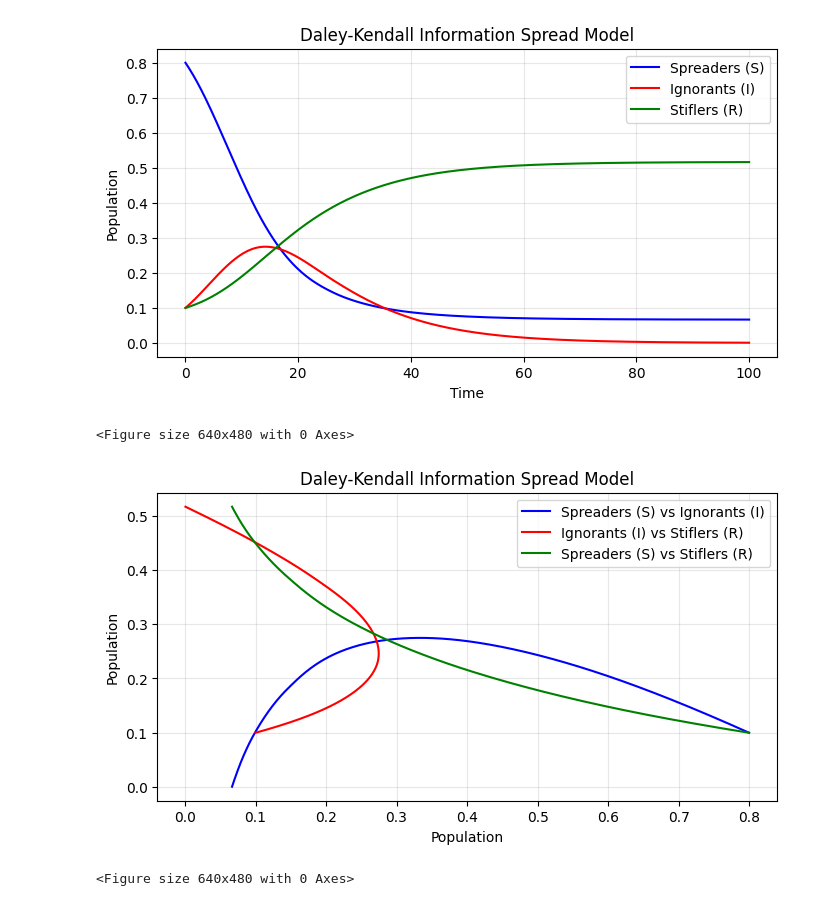
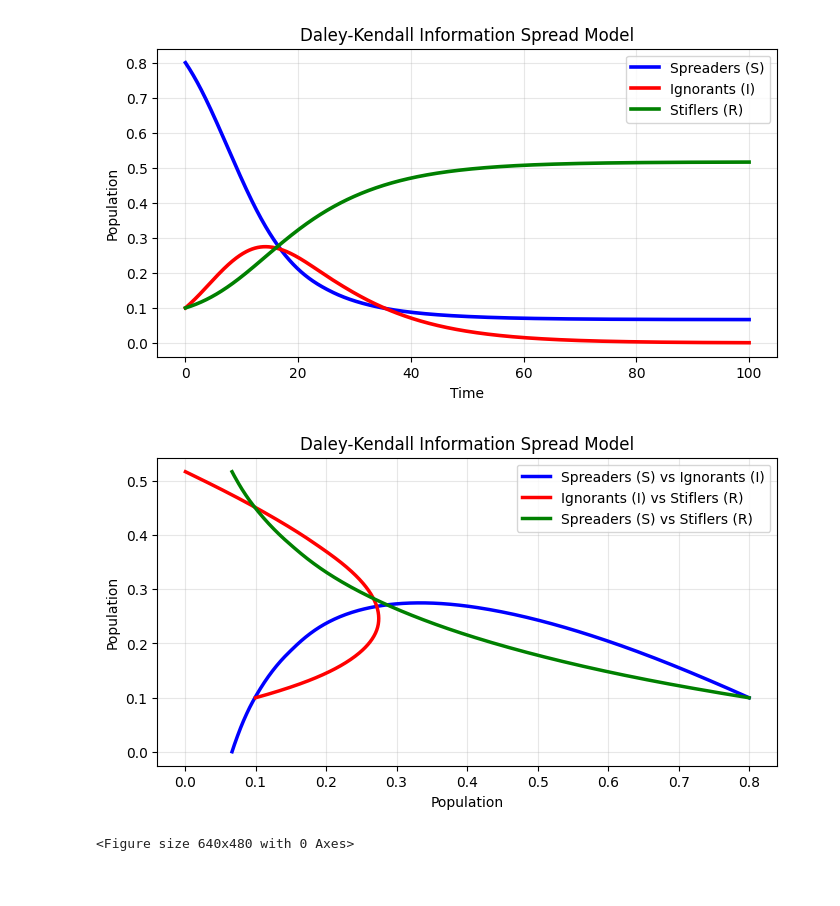
Before and after one commit to yvesheri4/Daley-Kendall-CMSE802-group1, a Jupyter notebook: Daley-Kendall.ipynb, the cells around one changed output. Drawn from its saved outputs; the diff is of its cells as text; code cells hidden in the pictures.

```diff
--- a/Daley-Kendall.ipynb
+++ b/Daley-Kendall.ipynb
@@ -34,54 +34,54 @@ def solve_model(alpha, beta, gamma, S0, I0, R0,t_span,t_eval):
     return solution
 
 # Plot spreaders, ignorants, and stiflers
 def plot_results(solution):
     plt.figure(figsize=(8, 4))
-    plt.plot(solution.t, solution.y[0], label='Spreaders (S)', color='b')
-    plt.plot(solution.t, solution.y[1], label='Ignorants (I)', color='r')
-    plt.plot(solution.t, solution.y[2], label='Stiflers (R)', color='g')
+    plt.plot(solution.t, solution.y[0], lw = 2.6, label='Spreaders (S)', color='b')
+    plt.plot(solution.t, solution.y[1], lw = 2.6, label='Ignorants (I)', color='r')
+    plt.plot(solution.t, solution.y[2], lw = 2.6, label='Stiflers (R)', color='g')
     plt.xlabel('Time')
     plt.ylabel('Population')
     plt.legend()
     plt.title('Daley-Kendall Information Spread Model')
     plt.grid(True, alpha = 0.3)
+    plt.savefig('figure1.png')
     plt.show()
-    plt.savefig("1.png")
+    # plt.savefig("1.png")
 
 ## Solution of the model
 # Parameters
 alpha = 0.1   # Rate at which ignorants become stiflers
 beta = 0.3    # Rate at which spreaders influence ignorants
 gamma = 0.05  # Rate at which ignorants become stiflers (bored)
 
 # Initial conditions
 S0 = 0.8  # Initial spreaders
 I0 = 0.1  # Initial ignorants
 R0 = 0.1  # Initial stiflers
 
 # Time span
 t_span = 100
 t_eval = 1000
 
 solution = solve_model(alpha, beta, gamma, S0, I0, R0, t_span, t_eval)
 plot_results(solution)
 # %% [output]
-[figure, old version]
+[figure, new version]
-<Figure size 640x480 with 0 Axes>
 # %%
 # put any new or modified code here!
 plt.figure(figsize=(8, 4))
-plt.plot(solution.y[0], solution.y[1], label='Spreaders (S) vs Ignorants (I)', color='b')
-plt.plot(solution.y[1], solution.y[2], label='Ignorants (I) vs Stiflers (R)', color='r')
-plt.plot(solution.y[0], solution.y[2], label='Spreaders (S) vs Stiflers (R)', color='g')
+plt.plot(solution.y[0], solution.y[1], lw = 2.5, label='Spreaders (S) vs Ignorants (I)', color='b')
+plt.plot(solution.y[1], solution.y[2], lw = 2.5, label='Ignorants (I) vs Stiflers (R)', color='r')
+plt.plot(solution.y[0], solution.y[2], lw = 2.5, label='Spreaders (S) vs Stiflers (R)', color='g')
 plt.xlabel('Population')
 plt.ylabel('Population')
 plt.legend()
 plt.title('Daley-Kendall Information Spread Model')
 plt.grid(True, alpha = 0.3)
 plt.show()
-plt.savefig('.pdf')
+plt.savefig('figure2.png')
 # %% [output]
-[figure, old version]
+[figure, new version]
 <Figure size 640x480 with 0 Axes>
 # %%
 # Daley-Kendall model for information spread
```
Also changed, not shown: parts of 1 cell of this notebook.
